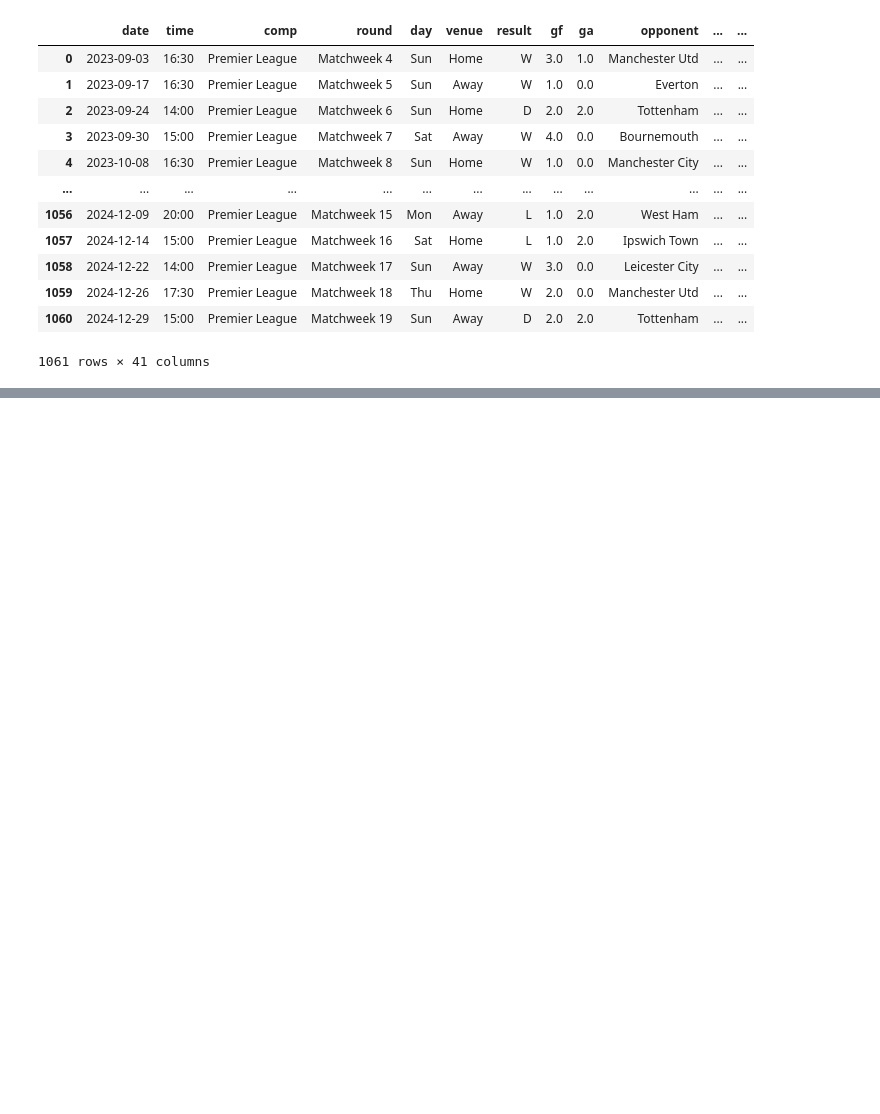
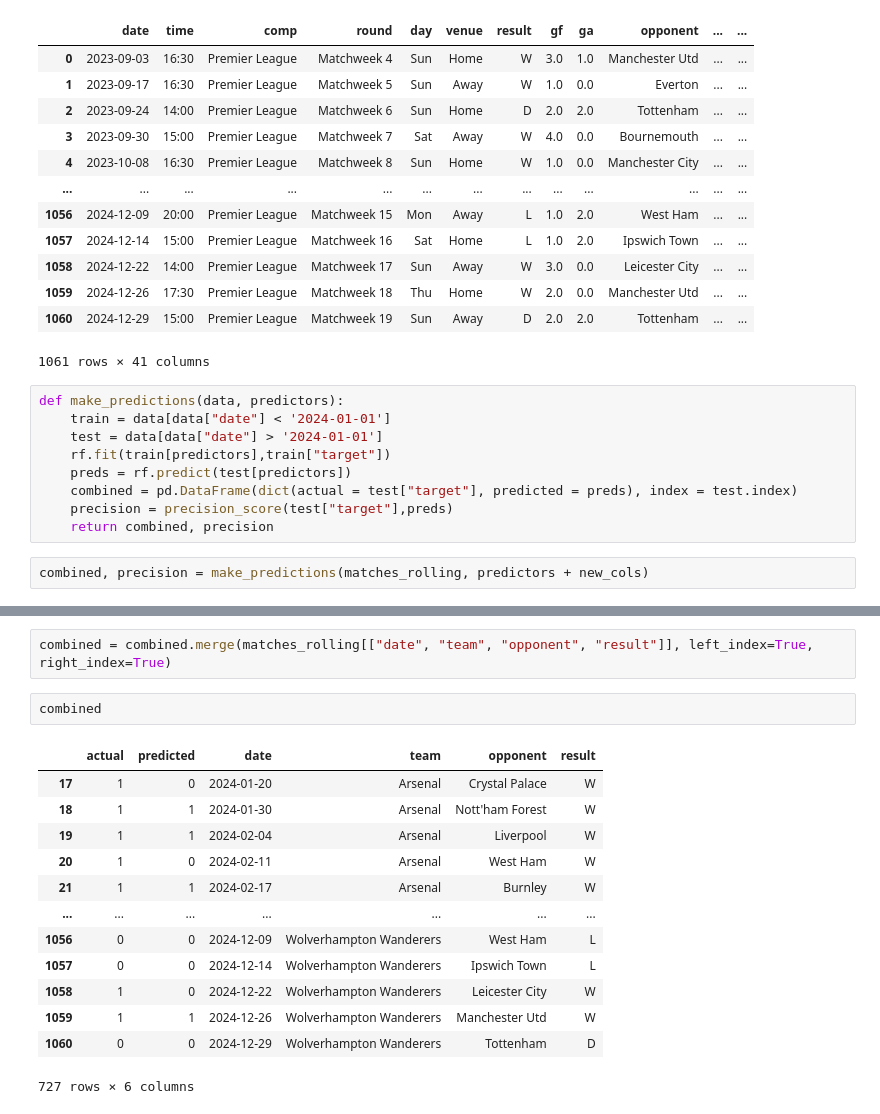
Before and after one commit to Mjara19/Soccer-Match-Winner-Predictor, a Jupyter notebook: predictor.ipynb, the cells around one changed output, grey strips where cells are left out. Saved outputs shown, nothing was run; the diff lists cells and outputs as text; blank space fills up the shorter version.

```diff
--- a/predictor.ipynb
+++ b/predictor.ipynb
@@ -224,3 +224,14 @@ matches_rolling
 | 1059 | 2024-12-26 | 17:30 | Premier League | Matchweek 18 | Thu | Home | W | 2.0 | 0.0 | Manchester Utd | ... | ... |
 | 1060 | 2024-12-29 | 15:00 | Premier League | Matchweek 19 | Sun | Away | D | 2.0 | 2.0 | Tottenham | ... | ... |
 1061 rows × 41 columns
+# %%
+def make_predictions(data, predictors):
+    train = data[data["date"] < '2024-01-01']
+    test = data[data["date"] > '2024-01-01']
+    rf.fit(train[predictors],train["target"])
+    preds = rf.predict(test[predictors])
+    combined = pd.DataFrame(dict(actual = test["target"], predicted = preds), index = test.index)
+    precision = precision_score(test["target"],preds)
+    return combined, precision
+# %%
+combined, precision = make_predictions(matches_rolling, predictors + new_cols)
@@ -226,0 +258,18 @@ matches_rolling
+# %%
+combined = combined.merge(matches_rolling[["date", "team", "opponent", "result"]], left_index=True, right_index=True)
+# %%
+combined
+# %% [output]
+|  | actual | predicted | date | team | opponent | result |
+| 17 | 1 | 0 | 2024-01-20 | Arsenal | Crystal Palace | W |
+| 18 | 1 | 1 | 2024-01-30 | Arsenal | Nott'ham Forest | W |
+| 19 | 1 | 1 | 2024-02-04 | Arsenal | Liverpool | W |
+| 20 | 1 | 0 | 2024-02-11 | Arsenal | West Ham | W |
+| 21 | 1 | 1 | 2024-02-17 | Arsenal | Burnley | W |
+| ... | ... | ... | ... | ... | ... | ... |
+| 1056 | 0 | 0 | 2024-12-09 | Wolverhampton Wanderers | West Ham | L |
+| 1057 | 0 | 0 | 2024-12-14 | Wolverhampton Wanderers | Ipswich Town | L |
+| 1058 | 1 | 0 | 2024-12-22 | Wolverhampton Wanderers | Leicester City | W |
+| 1059 | 1 | 1 | 2024-12-26 | Wolverhampton Wanderers | Manchester Utd | W |
+| 1060 | 0 | 0 | 2024-12-29 | Wolverhampton Wanderers | Tottenham | D |
+727 rows × 6 columns
```
Also changed, not shown: parts of 7 cells of this notebook.
